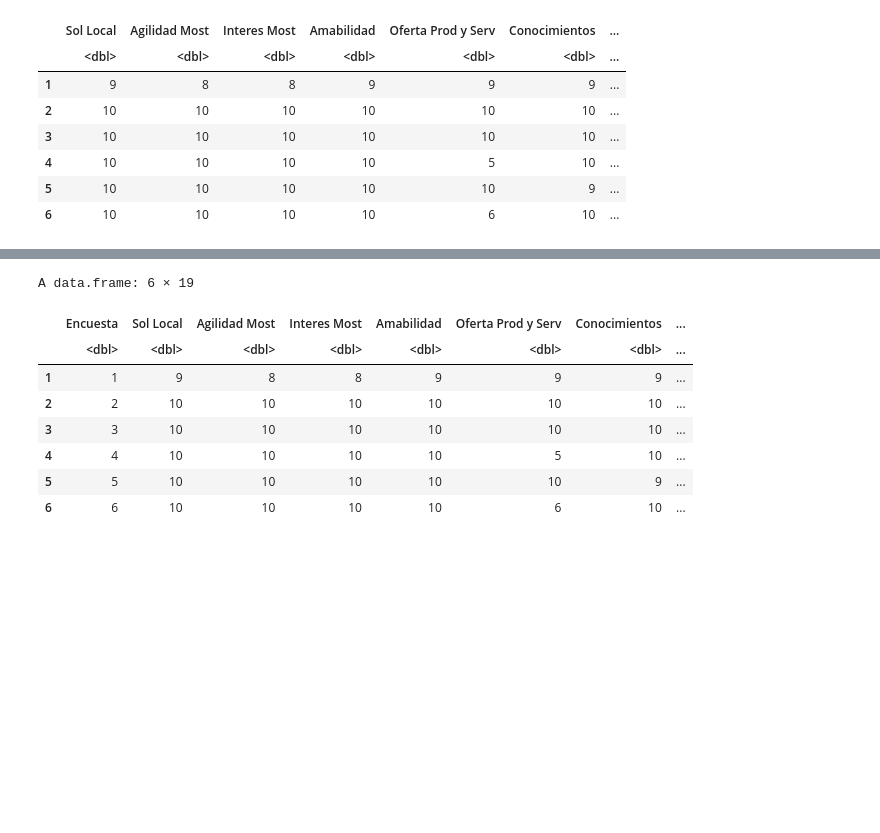
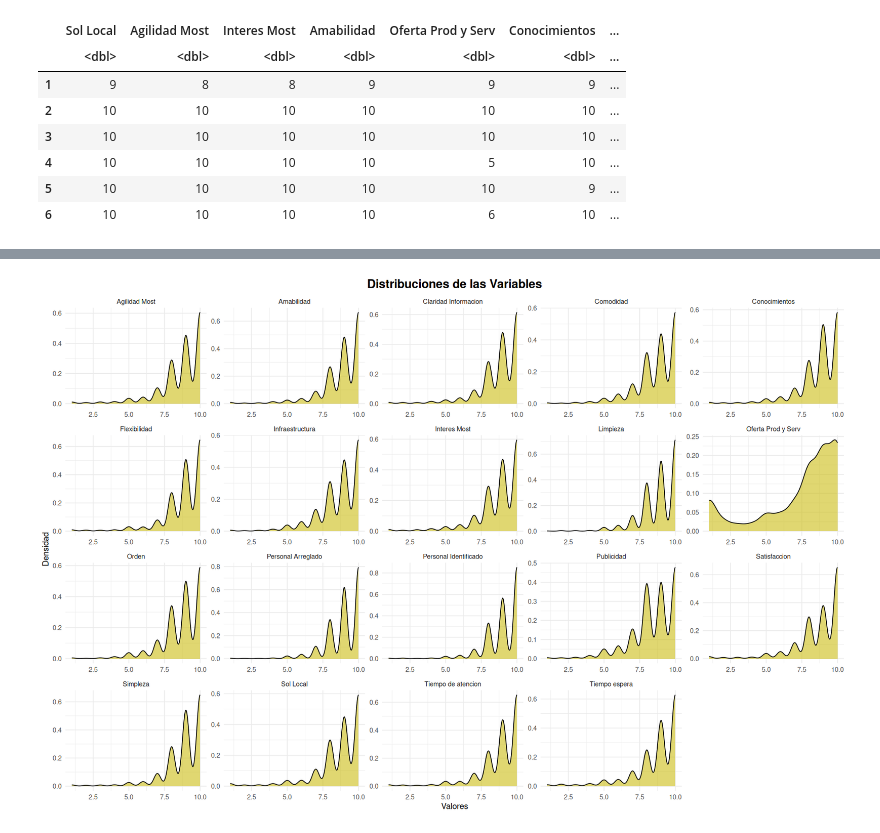
Before and after one commit to codelock54/Client_Satisfaction, a Jupyter notebook: Client_Satisfaction.ipynb, the cells around one changed output, grey strips where cells are left out. Saved outputs shown, nothing was run; the diff lists cells and outputs as text; code cells hidden in the pictures; blank space fills up the shorter version.

```diff
--- a/Client_Satisfaction.ipynb
+++ b/Client_Satisfaction.ipynb
@@ -166,15 +180,20 @@ heatmap(corr_matrix,
+# %%
+library(ggplot2)
+library(tidyr)
+library(dplyr)
+
+Data_long <- pivot_longer(Data, cols = everything(), names_to = "Variable", values_to = "Valor")
+
+ggplot(Data_long, aes(x = Valor)) +
+  geom_density(fill = "#ccbd13", alpha = 0.6) +
+  facet_wrap(~ Variable, scales = "free") +
+  theme_minimal() +
+  labs(title = "Distribuciones de las Variables", x = "Valores", y = "Densidad") +
+  theme(plot.title = element_text(hjust = 0.5, size = 16, face = "bold"))
+# %% [output]
+[figure, added]
 # %%
 
-x <- Data[, -ncol(Data)]|> as.data.frame()
+# x <- Data[, -ncol(Data)]|> as.data.frame()
 
-head(x)
+# head(x)
-# %% [output]
-A data.frame: 6 × 19
-|  | Encuesta | Sol Local | Agilidad Most | Interes Most | Amabilidad | Oferta Prod y Serv | Conocimientos | ... |
-|  | <dbl> | <dbl> | <dbl> | <dbl> | <dbl> | <dbl> | <dbl> | ... |
-| 1 | 1 | 9 | 8 | 8 | 9 | 9 | 9 | ... |
-| 2 | 2 | 10 | 10 | 10 | 10 | 10 | 10 | ... |
-| 3 | 3 | 10 | 10 | 10 | 10 | 10 | 10 | ... |
-| 4 | 4 | 10 | 10 | 10 | 10 | 5 | 10 | ... |
-| 5 | 5 | 10 | 10 | 10 | 10 | 10 | 9 | ... |
-| 6 | 6 | 10 | 10 | 10 | 10 | 6 | 10 | ... |
```
Also changed, not shown: parts of 9 cells of this notebook.
